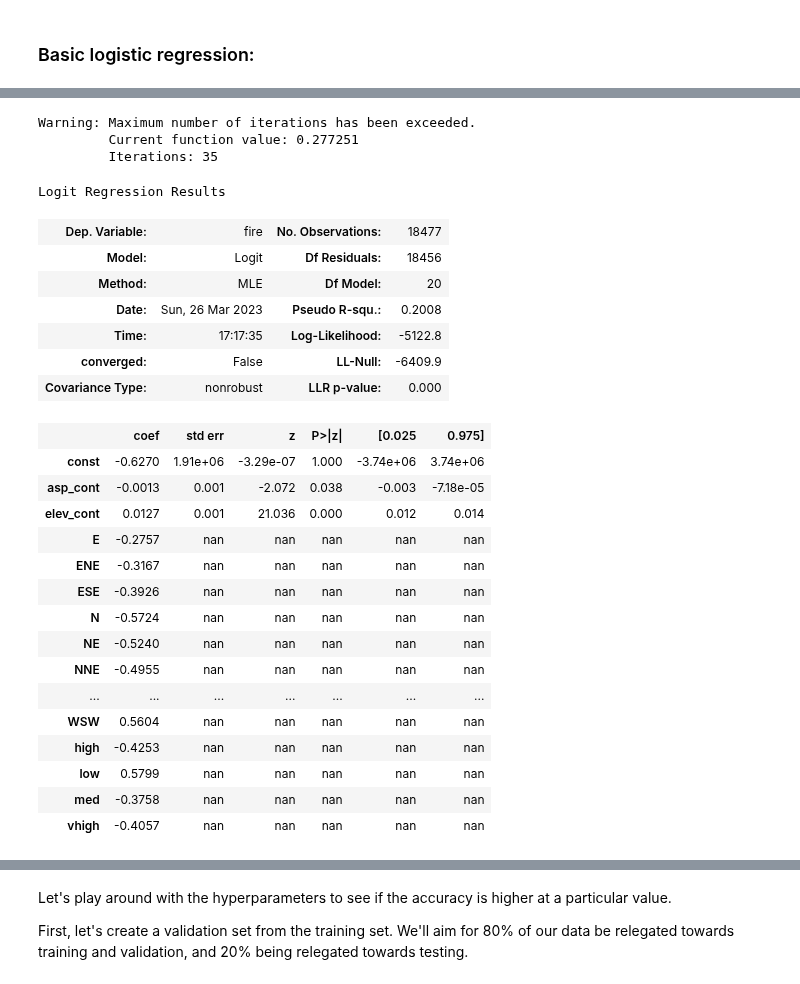
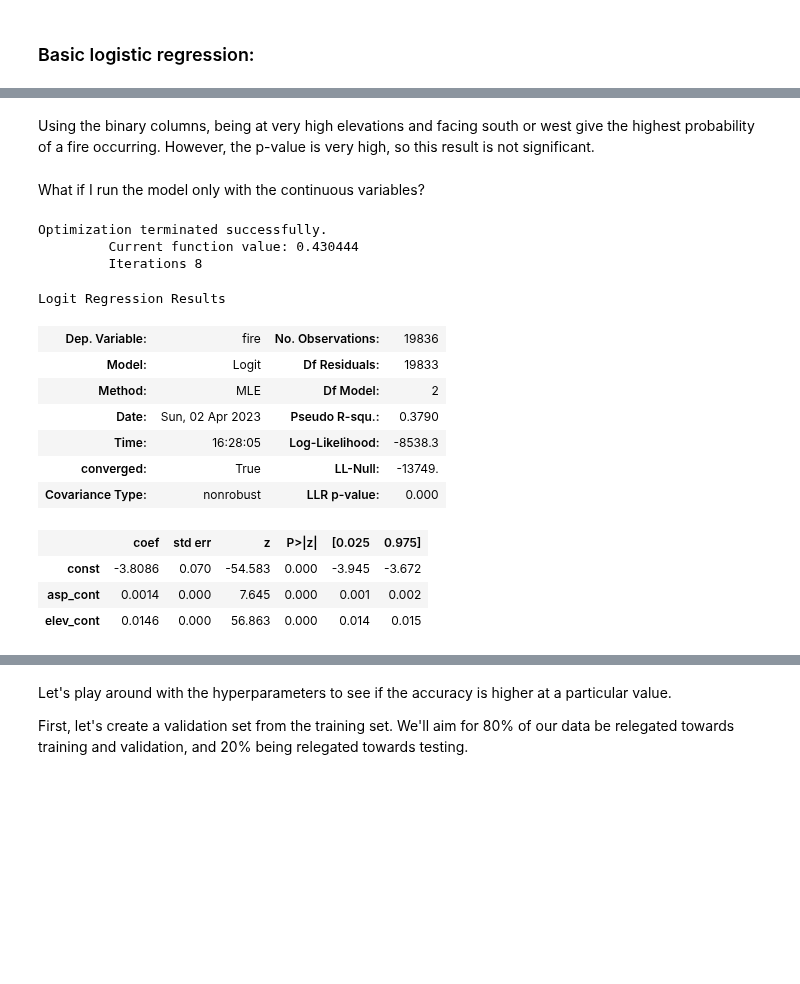
Before and after one commit to sralter/classifire, a Jupyter notebook: 01_capstone_notebooks/alter_samuel_capstone_geoanalysis.ipynb, the cells around one changed output, grey strips where cells are left out. Saved outputs shown, nothing was run; the diff lists cells and outputs as text; code cells hidden in the pictures; blank space fills up the shorter version.

```diff
--- a/01_capstone_notebooks/alter_samuel_capstone_geoanalysis.ipynb
+++ b/01_capstone_notebooks/alter_samuel_capstone_geoanalysis.ipynb
@@ -195,14 +195,14 @@ def elevCategorizer(df_col):
     Hard-codes elevation bins into:
 
     low, medium, high, very high
-    3-193, 306-193, 412-306, 917-412
+    1-185, 185-212, 212-357, 357-924
     '''
 
-    if df_col <= 193:
+    if df_col <= 185:
         return 'low'
-    elif df_col <= 306:
+    elif df_col <= 212:
         return 'med'
-    elif df_col <= 412:
+    elif df_col <= 357:
         return 'high'
     else:
         return 'vhigh'
@@ -310,9 +310,9 @@ sm_geo
 # %%
 # define X and y
 
-droppedCols=['objectid','perim_id','geometry','fire']
+droppedcols=['fire','asp_cat','elev_cat']
 
-cols=[col for col in sm_geo.columns if col not in droppedCols]
+cols=[col for col in sm_geo.columns if col not in droppedcols]
 
 X=sm_geo[cols]
 y=sm_geo[['fire']]
@@ -404,40 +489,40 @@ X_withconstant.head()
+# %% [markdown]
+Using the binary columns, being at very high elevations and facing south or west give the highest probability of a fire occurring. However, the p-value is very high, so this result is not significant.
+# %% [markdown]
+What if I run the model only with the continuous variables?
 # %%
+# run model with only continuous variables
+
+droppedcols=['E','ENE','ESE','N','NE','NNE','NNW','NW','S','SE','SSE','SSW','SW','W','WNW','WSW','high','low','med','vhigh']
+
+cols=[col for col in X_withconstant.columns if col not in droppedcols]
+
+X_withconstant_continuous=X_withconstant[cols]
+
 # instantiate model
-logreg_sm=sm.Logit(y,X_withconstant)
+logreg_sm_cont=sm.Logit(y,X_withconstant_continuous)
 
 # fit the model
-logreg_sm_results=logreg_sm.fit()
+logreg_sm_cont_results=logreg_sm_cont.fit()
 
 # summary
-logreg_sm_results.summary()
+logreg_sm_cont_results.summary()
 # %% [output]
-Warning: Maximum number of iterations has been exceeded.
-         Current function value: 0.277251
-         Iterations: 35
+Optimization terminated successfully.
+         Current function value: 0.430444
+         Iterations 8
 Logit Regression Results
-| Dep. Variable: | fire | No. Observations: | 18477 |
-| Model: | Logit | Df Residuals: | 18456 |
-| Method: | MLE | Df Model: | 20 |
-| Date: | Sun, 26 Mar 2023 | Pseudo R-squ.: | 0.2008 |
-| Time: | 17:17:35 | Log-Likelihood: | -5122.8 |
-| converged: | False | LL-Null: | -6409.9 |
+| Dep. Variable: | fire | No. Observations: | 19836 |
+| Model: | Logit | Df Residuals: | 19833 |
+| Method: | MLE | Df Model: | 2 |
+| Date: | Sun, 02 Apr 2023 | Pseudo R-squ.: | 0.3790 |
+| Time: | 16:28:05 | Log-Likelihood: | -8538.3 |
+| converged: | True | LL-Null: | -13749. |
 | Covariance Type: | nonrobust | LLR p-value: | 0.000 |
 |  | coef | std err | z | P>|z| | [0.025 | 0.975] |
-| const | -0.6270 | 1.91e+06 | -3.29e-07 | 1.000 | -3.74e+06 | 3.74e+06 |
-| asp_cont | -0.0013 | 0.001 | -2.072 | 0.038 | -0.003 | -7.18e-05 |
-| elev_cont | 0.0127 | 0.001 | 21.036 | 0.000 | 0.012 | 0.014 |
-| E | -0.2757 | nan | nan | nan | nan | nan |
-| ENE | -0.3167 | nan | nan | nan | nan | nan |
-| ESE | -0.3926 | nan | nan | nan | nan | nan |
-| N | -0.5724 | nan | nan | nan | nan | nan |
-| NE | -0.5240 | nan | nan | nan | nan | nan |
-| NNE | -0.4955 | nan | nan | nan | nan | nan |
-| ... | ... | ... | ... | ... | ... | ... |
-| WSW | 0.5604 | nan | nan | nan | nan | nan |
-| high | -0.4253 | nan | nan | nan | nan | nan |
-| low | 0.5799 | nan | nan | nan | nan | nan |
-| med | -0.3758 | nan | nan | nan | nan | nan |
-| vhigh | -0.4057 | nan | nan | nan | nan | nan |
+| const | -3.8086 | 0.070 | -54.583 | 0.000 | -3.945 | -3.672 |
+| asp_cont | 0.0014 | 0.000 | 7.645 | 0.000 | 0.001 | 0.002 |
+| elev_cont | 0.0146 | 0.000 | 56.863 | 0.000 | 0.014 | 0.015 |
 # %%
 # make the results from the statsmodels logistic regresion
 # into a dataframe to compare betas.
```
Also changed, not shown: parts of 72 cells of this notebook, 1 other file.
